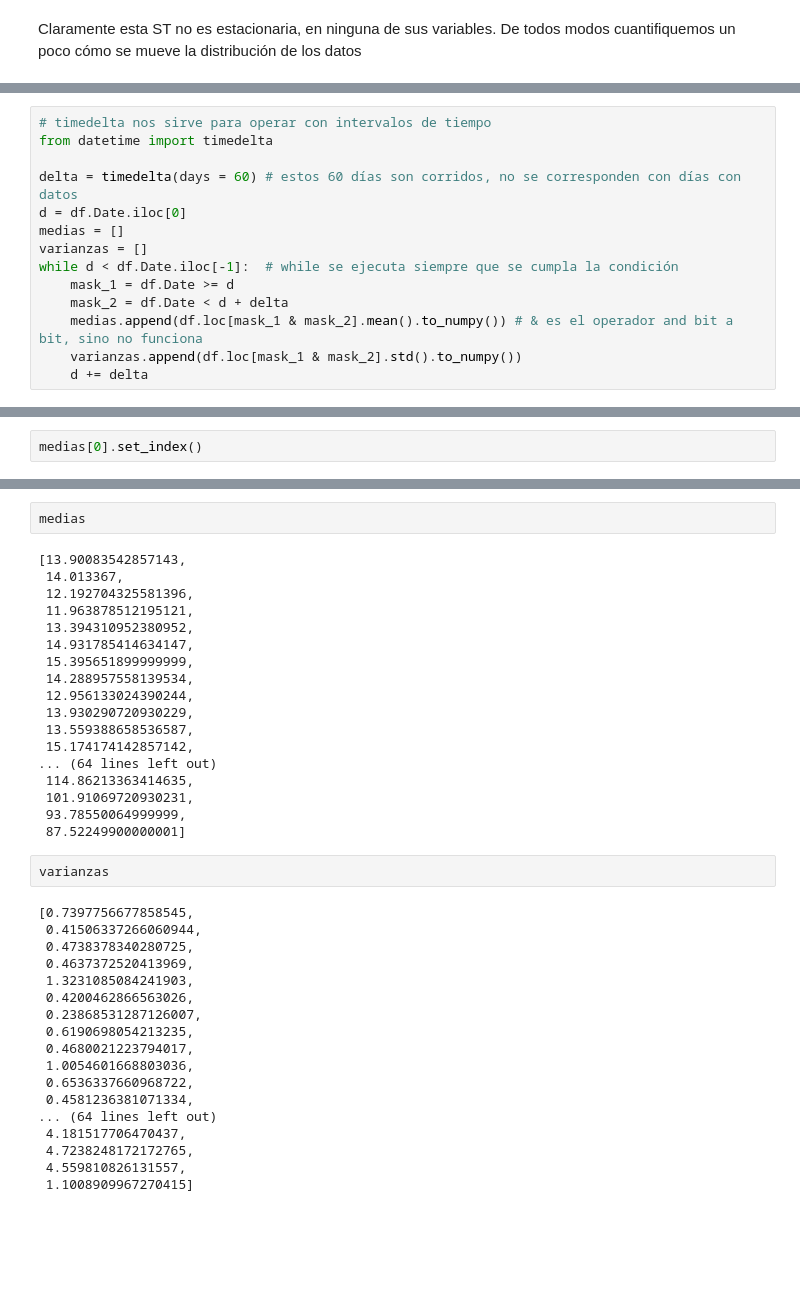
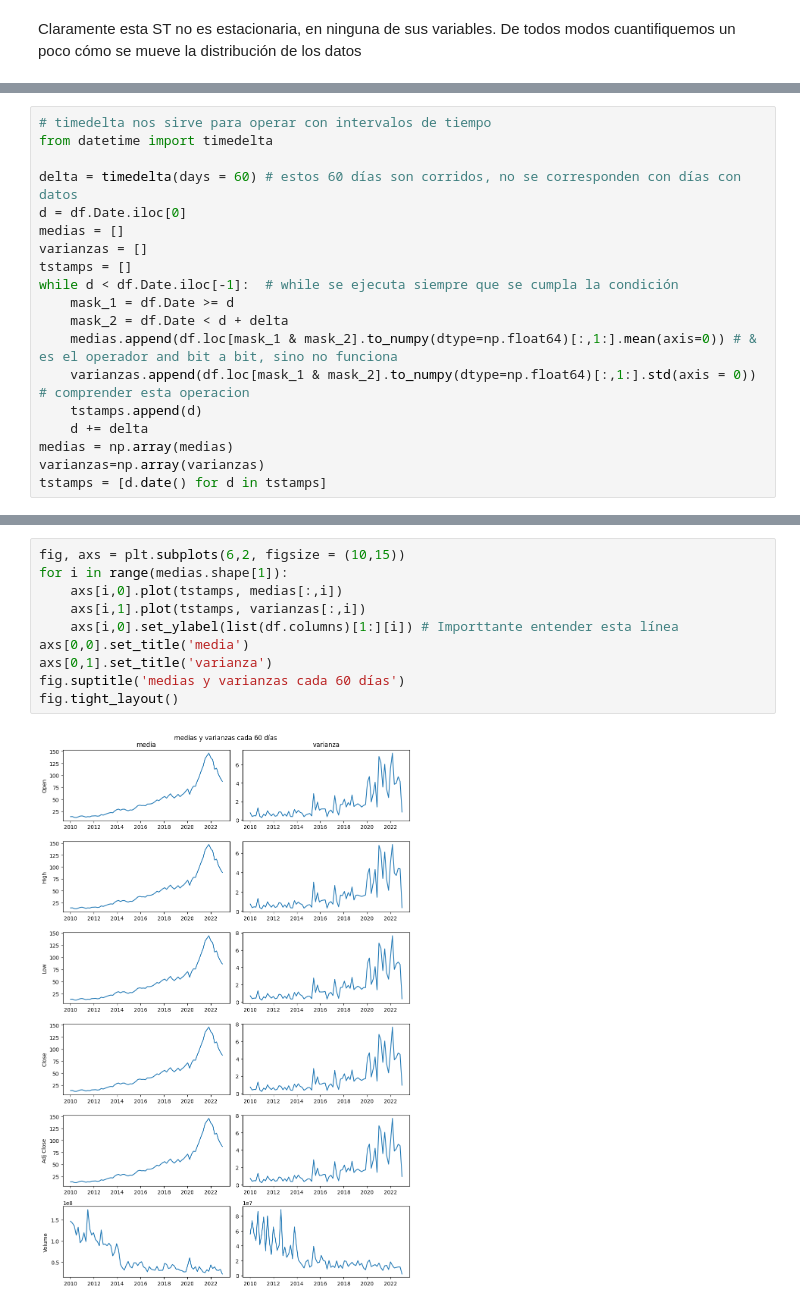
Before and after one commit to sebastlop/series-temporales-machine-learning, a Jupyter notebook: Apuntes/Tema-3/Tema-3.1-plots-estacionariedad.ipynb, the cells around one changed output, grey strips where cells are left out. Drawn from its saved outputs; the diff is of its cells as text; blank space fills up the shorter version.

```diff
--- a/Apuntes/Tema-3/Tema-3.1-plots-estacionariedad.ipynb
+++ b/Apuntes/Tema-3/Tema-3.1-plots-estacionariedad.ipynb
@@ -54,9 +54,14 @@ delta = timedelta(days = 60) # estos 60 días son corridos, no se corresponden c
 d = df.Date.iloc[0]
 medias = []
 varianzas = []
+tstamps = []
 while d < df.Date.iloc[-1]:  # while se ejecuta siempre que se cumpla la condición
     mask_1 = df.Date >= d
     mask_2 = df.Date < d + delta
-    medias.append(df.loc[mask_1 & mask_2].mean().to_numpy()) # & es el operador and bit a bit, sino no funciona
-    varianzas.append(df.loc[mask_1 & mask_2].std().to_numpy())
+    medias.append(df.loc[mask_1 & mask_2].to_numpy(dtype=np.float64)[:,1:].mean(axis=0)) # & es el operador and bit a bit, sino no funciona
+    varianzas.append(df.loc[mask_1 & mask_2].to_numpy(dtype=np.float64)[:,1:].std(axis = 0)) # comprender esta operacion
+    tstamps.append(d)
     d += delta
+medias = np.array(medias)
+varianzas=np.array(varianzas)
+tstamps = [d.date() for d in tstamps]
@@ -83,2 +72,0 @@ N de elementos de medias: 80 - varianzas 80 - tstamps 80
-# %%
-medias[0].set_index()
@@ -94,40 +73,12 @@ axs[1].bar(np.arange(len(varianzas)), varianzas)
-# %%
-medias
-# %% [output]
-[13.90083542857143,
- 14.013367,
- 12.192704325581396,
- 11.963878512195121,
- 13.394310952380952,
- 14.931785414634147,
- 15.395651899999999,
- 14.288957558139534,
- 12.956133024390244,
- 13.930290720930229,
- 13.559388658536587,
- 15.174174142857142,
-... (64 lines left out)
- 114.86213363414635,
- 101.91069720930231,
- 93.78550064999999,
- 87.52249900000001]
-# %%
-varianzas
-# %% [output]
-[0.7397756677858545,
- 0.41506337266060944,
- 0.4738378340280725,
- 0.4637372520413969,
- 1.3231085084241903,
- 0.4200462866563026,
- 0.23868531287126007,
- 0.6190698054213235,
- 0.4680021223794017,
- 1.0054601668803036,
- 0.6536337660968722,
- 0.4581236381071334,
-... (64 lines left out)
- 4.181517706470437,
- 4.7238248172172765,
- 4.559810826131557,
- 1.1008909967270415]
+# %%
+fig, axs = plt.subplots(6,2, figsize = (10,15))
+for i in range(medias.shape[1]):
+    axs[i,0].plot(tstamps, medias[:,i])
+    axs[i,1].plot(tstamps, varianzas[:,i])
+    axs[i,0].set_ylabel(list(df.columns)[1:][i]) # Importtante entender esta línea
+axs[0,0].set_title('media')
+axs[0,1].set_title('varianza')
+fig.suptitle('medias y varianzas cada 60 días')
+fig.tight_layout()
+# %% [output]
+[figure, added]
```
Also changed, not shown: parts of 5 cells of this notebook, 1 other file.
